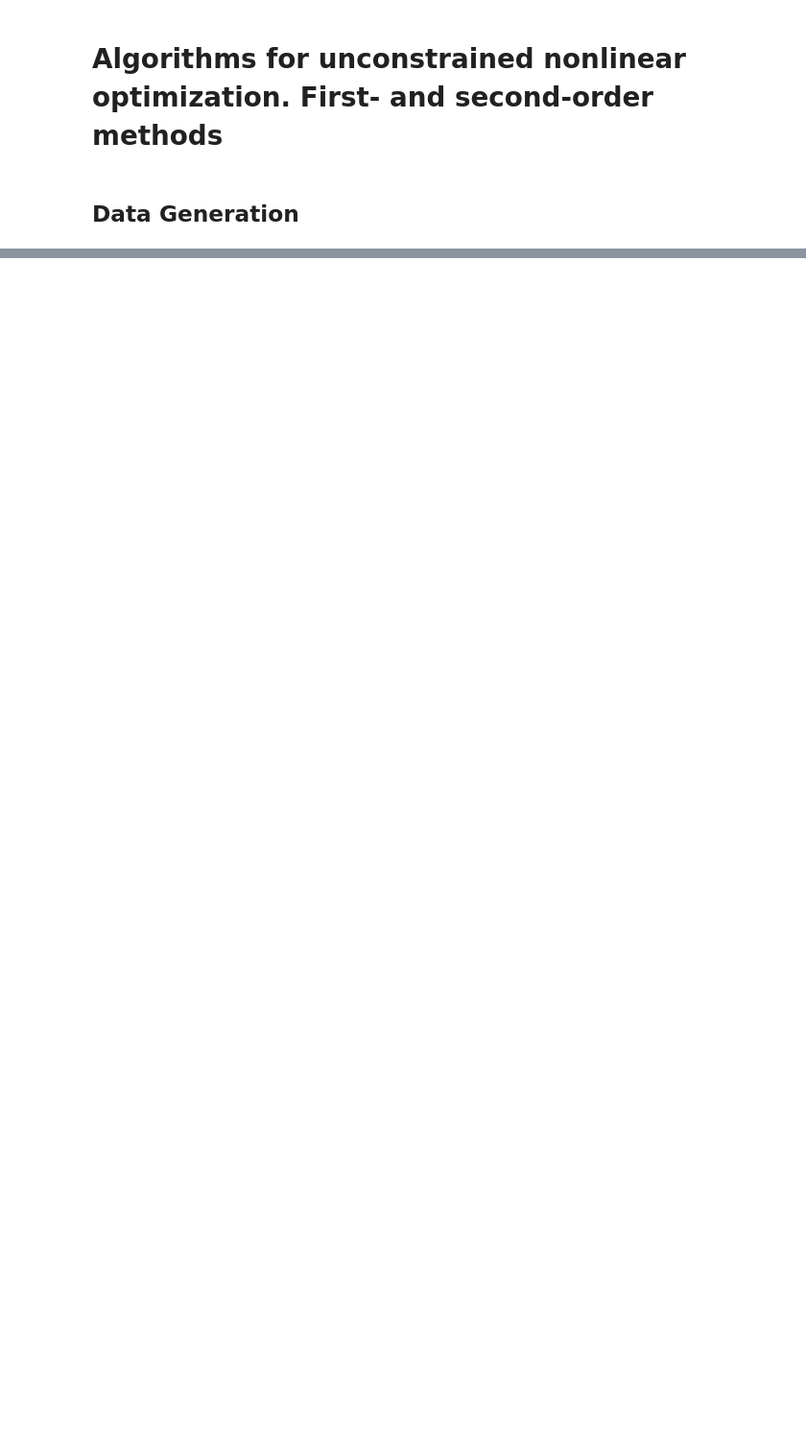
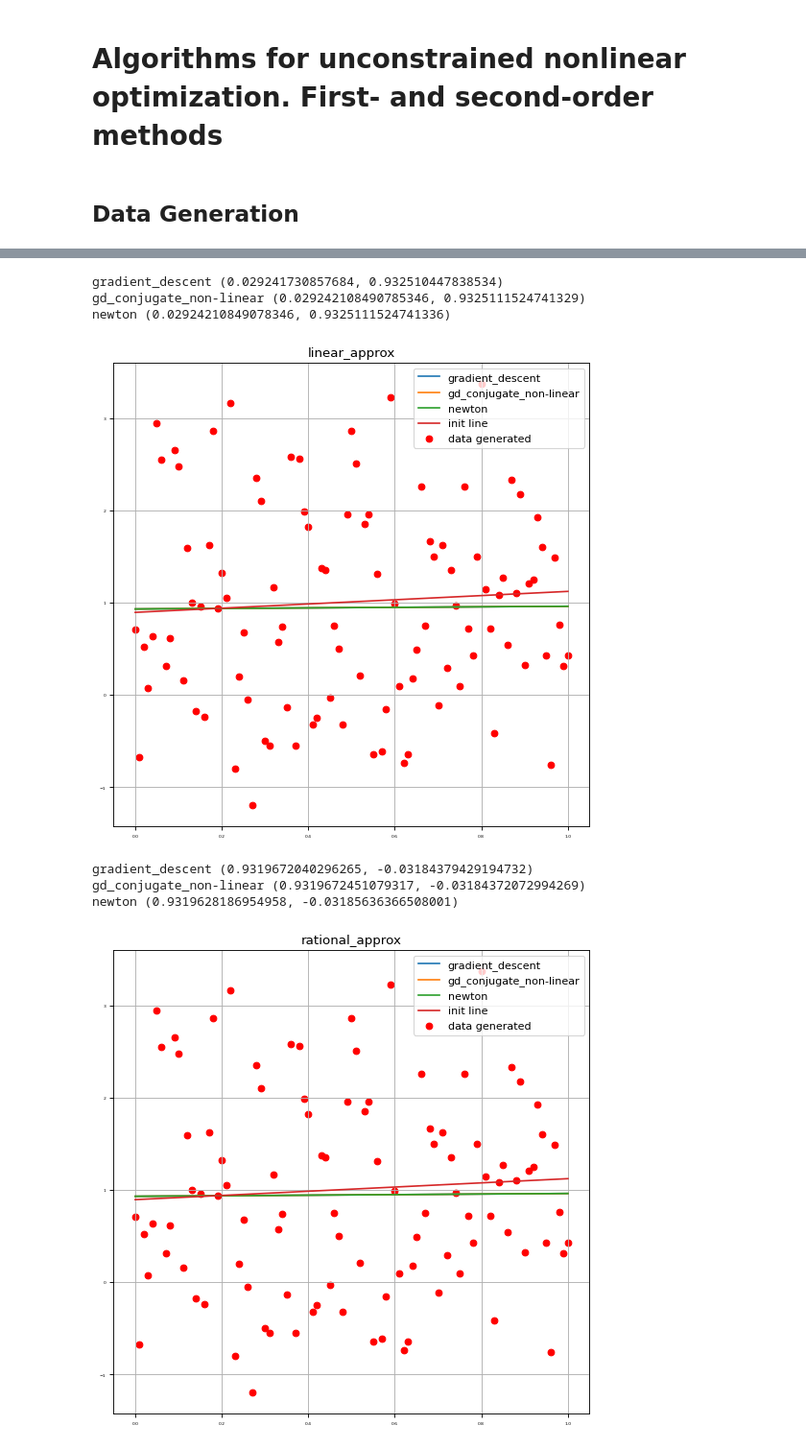
Before and after one commit to Emidiant/analysis-and-development-of-algorithms, a Jupyter notebook: task_3.ipynb, the cells around one changed output, grey strips where cells are left out. Shown at 96% size. Drawn from its saved outputs; the diff is of its cells as text; code cells hidden in the pictures; blank space fills up the shorter version.

Commit message:
Newton's method

```diff
--- a/task_3.ipynb
+++ b/task_3.ipynb
@@ -238,7 +187,7 @@ def grad_descent(func, x, niter=100, verbose=False):
         # Barzilai-Borwein method
         gamma = abs(dx.dot(dg)) / dg.dot(dg)
         if norm(g) < eps:
-            msg = "Extremum found with desired accuracy"
+            msg = f"Extremum found with desired accuracy in {cont + 1} iterations"
             break
     print(x, least_squares_bb(func, x), msg)
     vec = Vector(x[0], x[1])
@@ -300,0 +308,24 @@ hessian
+# %%
+def hessian_linear():
+    h11 = 0
+    h12 = 0
+    h21 = 0
+    h22 = 0
+    for k in range(0, n + 1):
+        h11 += 2 * x[k] ** 2
+        h12 += 2 * x[k]
+        h21 += 2 * x[k]
+        h22 += 2
+    return np.array([[h11, h12], [h21, h22]])
+
+def hessian_rational(vec):
+    h11 = 0
+    h12 = 0
+    h21 = 0
+    h22 = 0
+    for k in range(0, n + 1):
+        h11 += 2 / ((1 + vec.b * x[k]) ** 2)
+        h12 += - 4 * vec.a * x[k] / ((1 + vec.b * x[k]) ** 3) + 2 * x[k] * y[k] / ((1 + vec.b * x[k]) ** 2)
+        h21 += - 4 * vec.a * x[k] / ((1 + vec.b * x[k]) ** 3) + 2 * x[k] * y[k] / ((1 + vec.b * x[k]) ** 2)
+        h22 += 6 * vec.a ** 2 * x[k] ** 2 / ((1 + vec.b * x[k]) ** 4) - 4 * vec.a * x[k] ** 2 * y[k] / ((1 + vec.b * x[k]) ** 3)
+    return np.array([[h11, h12], [h21, h22]])
@@ -316,0 +387,22 @@ visualise_2d(rational_predict_a_b, rational_approx)
+# %%
+linear_predict_a_b = {
+    "gradient_descent": vec_grad_descent_linear,
+    "gd_conjugate_non-linear": vec_gd_conjugate_linear,
+    "newton": vec_newton_linear
+}
+rational_predict_a_b = {
+    "gradient_descent": vec_grad_descent_rational,
+    "gd_conjugate_non-linear": vec_gd_conjugate_rational,
+    "newton": vec_newton_rational
+}
+visualise_2d(linear_predict_a_b, linear_approx)
+visualise_2d(rational_predict_a_b, rational_approx)
+# %% [output]
+gradient_descent (0.029241730857684, 0.932510447838534)
+gd_conjugate_non-linear (0.029242108490785346, 0.9325111524741329)
+newton (0.02924210849078346, 0.9325111524741336)
+[figure, added]
+gradient_descent (0.9319672040296265, -0.03184379429194732)
+gd_conjugate_non-linear (0.9319672451079317, -0.03184372072994269)
+newton (0.9319628186954958, -0.03185636366508001)
+[figure, added]
```
Also changed, not shown: parts of 20 cells of this notebook.
